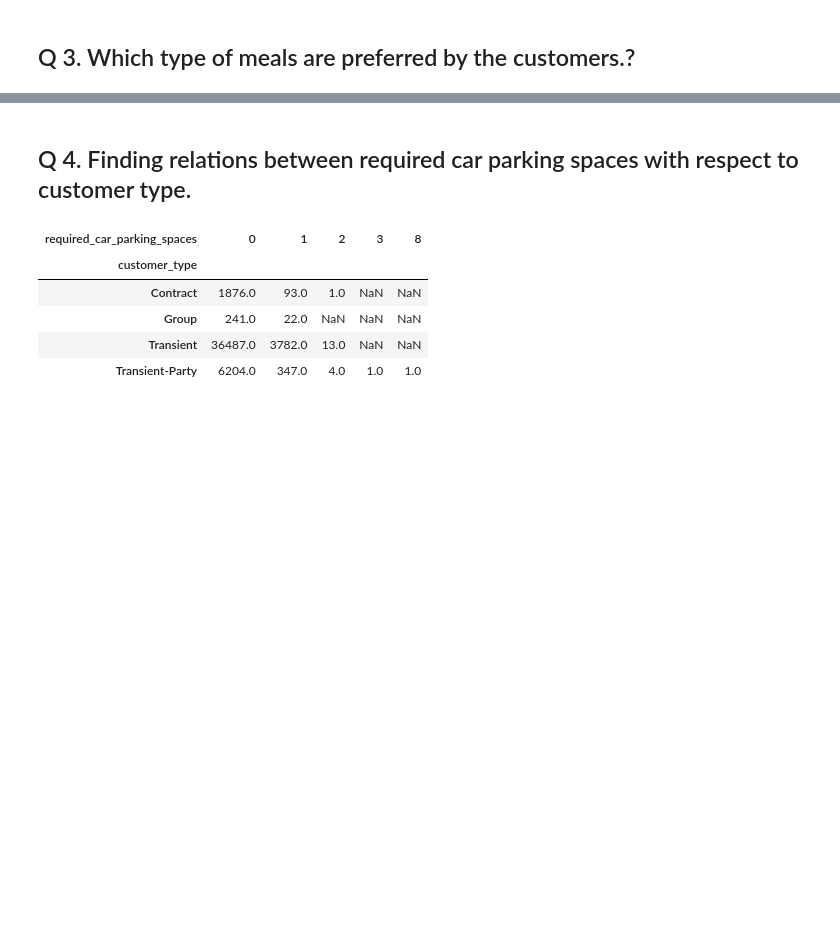
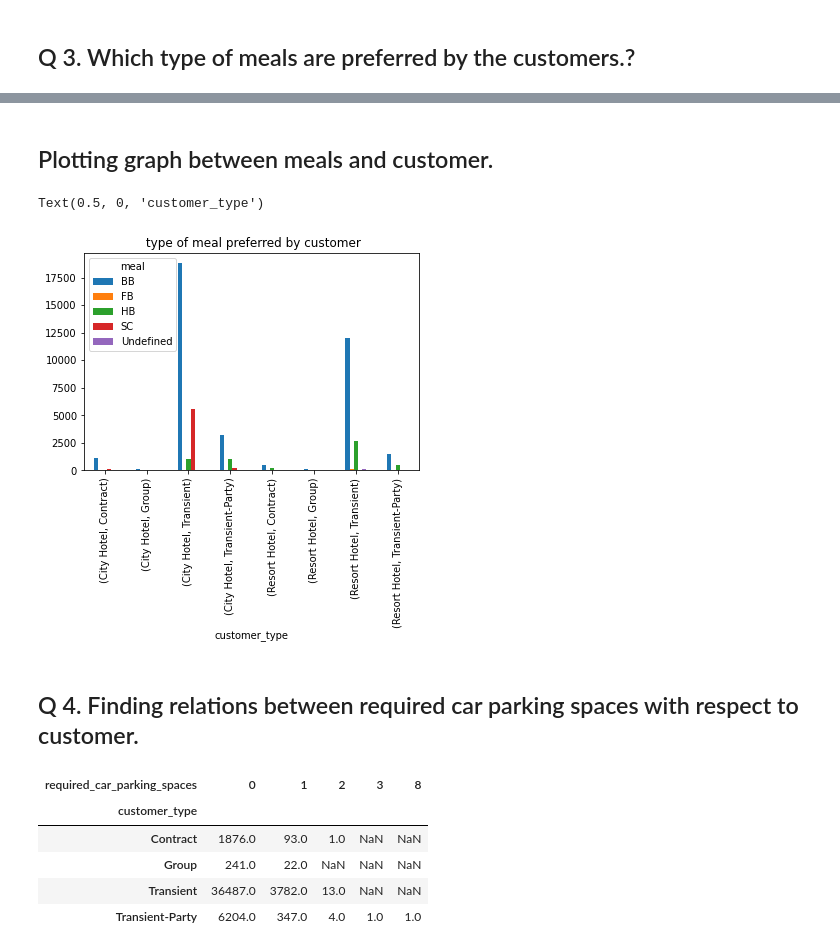
Before and after one commit to Ishansingh438/EDA-Hotel-Booking-Analysis-project, a Jupyter notebook: Ishan_Singh_Hotel_Booking_Analysis_Capstone_Project.ipynb, the cells around one changed output, grey strips where cells are left out. Saved outputs shown, nothing was run; the diff lists cells and outputs as text; code cells hidden in the pictures; blank space fills up the shorter version.

```diff
--- a/Ishan_Singh_Hotel_Booking_Analysis_Capstone_Project.ipynb
+++ b/Ishan_Singh_Hotel_Booking_Analysis_Capstone_Project.ipynb
@@ -185,0 +176,3 @@ Text(0.5, 0, 'customer_type')
+# %%
+meal_type = hotel_df_2.groupby(['hotel', 'customer_type','meal'])['meal'].count().unstack()
+meal_type
@@ -186,5 +190,14 @@ Text(0.5, 0, 'customer_type')
+# %% [markdown]
+## Plotting graph between meals and customer.
+# %%
+meal_type.plot(kind = 'bar')
+plt.title(' type of meal preferred by customer')
+plt.xlabel('customer_type')
+# %% [output]
+Text(0.5, 0, 'customer_type')
+[figure, added]
 # %% [markdown]
-## Q 4. Finding relations between required car parking spaces with respect to  customer type.
+## Q 4. Finding relations between required car parking spaces with respect to customer.
 # %%
 # Grouping required car parking spaces with customer type
 car_parking_spaces = hotel_df_2.groupby(['customer_type','required_car_parking_spaces'])['customer_type'].count().unstack()
```
Also changed, not shown: parts of 8 cells of this notebook.
